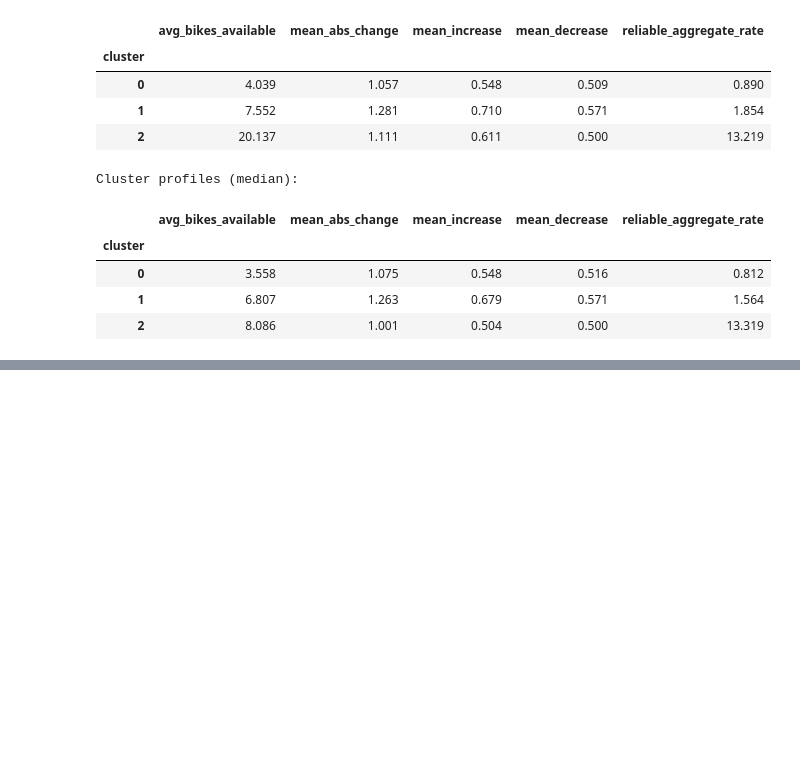
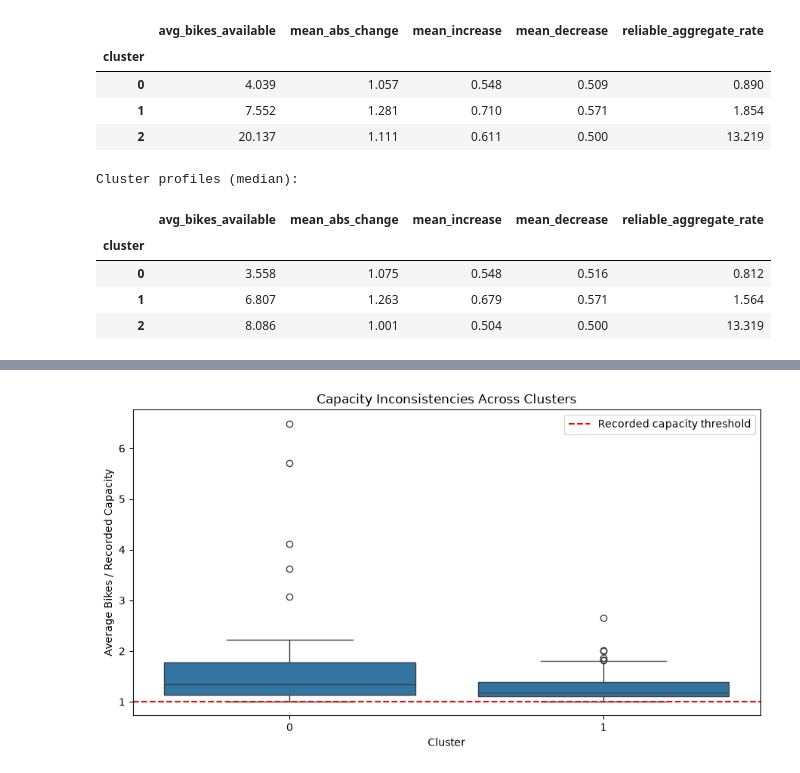
Before and after one commit to haitam-l/Challenge-DASCI, a Jupyter notebook: Notebooks/clustering_trips.ipynb, the cells around one changed output, grey strips where cells are left out. Drawn from its saved outputs; the diff is of its cells as text; code cells hidden in the pictures; blank space fills up the shorter version.

```diff
--- a/Notebooks/clustering_trips.ipynb
+++ b/Notebooks/clustering_trips.ipynb
@@ -3318,0 +3753,26 @@ Cluster profiles (median):
+# %%
+
+
+plt.figure(figsize=(9, 5))
+
+sns.boxplot(
+    data=capacity_issues,
+    x="cluster",
+    y="capacity_ratio"
+)
+
+plt.axhline(
+    1,
+    color="red",
+    linestyle="--",
+    label="Recorded capacity threshold"
+)
+
+plt.title("Capacity Inconsistencies Across Clusters")
+plt.xlabel("Cluster")
+plt.ylabel("Average Bikes / Recorded Capacity")
+plt.legend()
+plt.tight_layout()
+plt.show()
+# %% [output]
+[figure, added]
```
Also changed, not shown: parts of 14 cells of this notebook.
